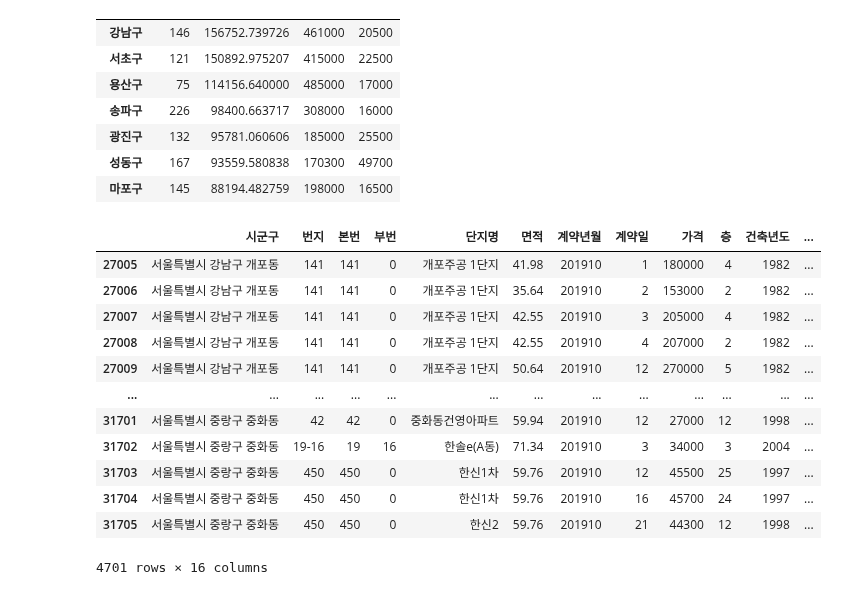
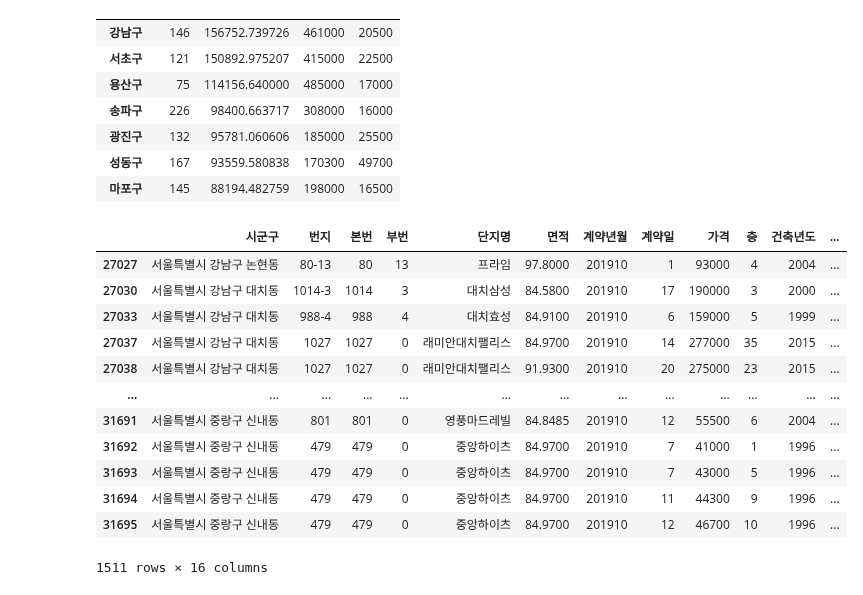
Before and after one commit to JakeOh/202011_itw_bd21, a Jupyter notebook: lab_da/da17_apt201910.ipynb, the cells around one changed output. Cells and saved outputs as stored; diff of their text form; code cells hidden in the pictures.

```diff
--- a/lab_da/da17_apt201910.ipynb
+++ b/lab_da/da17_apt201910.ipynb
@@ -466,17 +466,19 @@ seoul_apt_by_gu.sort_values(by='mean', ascending=False).head(7)
 | 마포구 | 145 | 88194.482759 | 198000 | 16500 |
 # %%
 # seoul_apt 데이터 프레임에서 면적이 84 이상 100 미만인 부분집합
+seoul_subset = seoul_apt[(seoul_apt['면적'] >= 84) & (seoul_apt['면적'] < 100)]
+seoul_subset
 # %% [output]
 |  | 시군구 | 번지 | 본번 | 부번 | 단지명 | 면적 | 계약년월 | 계약일 | 가격 | 층 | 건축년도 | ... |
-| 27005 | 서울특별시 강남구 개포동 | 141 | 141 | 0 | 개포주공 1단지 | 41.98 | 201910 | 1 | 180000 | 4 | 1982 | ... |
-| 27006 | 서울특별시 강남구 개포동 | 141 | 141 | 0 | 개포주공 1단지 | 35.64 | 201910 | 2 | 153000 | 2 | 1982 | ... |
-| 27007 | 서울특별시 강남구 개포동 | 141 | 141 | 0 | 개포주공 1단지 | 42.55 | 201910 | 3 | 205000 | 4 | 1982 | ... |
-| 27008 | 서울특별시 강남구 개포동 | 141 | 141 | 0 | 개포주공 1단지 | 42.55 | 201910 | 4 | 207000 | 2 | 1982 | ... |
-| 27009 | 서울특별시 강남구 개포동 | 141 | 141 | 0 | 개포주공 1단지 | 50.64 | 201910 | 12 | 270000 | 5 | 1982 | ... |
+| 27027 | 서울특별시 강남구 논현동 | 80-13 | 80 | 13 | 프라임 | 97.8000 | 201910 | 1 | 93000 | 4 | 2004 | ... |
+| 27030 | 서울특별시 강남구 대치동 | 1014-3 | 1014 | 3 | 대치삼성 | 84.5800 | 201910 | 17 | 190000 | 3 | 2000 | ... |
+| 27033 | 서울특별시 강남구 대치동 | 988-4 | 988 | 4 | 대치효성 | 84.9100 | 201910 | 6 | 159000 | 5 | 1999 | ... |
+| 27037 | 서울특별시 강남구 대치동 | 1027 | 1027 | 0 | 래미안대치팰리스 | 84.9700 | 201910 | 14 | 277000 | 35 | 2015 | ... |
+| 27038 | 서울특별시 강남구 대치동 | 1027 | 1027 | 0 | 래미안대치팰리스 | 91.9300 | 201910 | 20 | 275000 | 23 | 2015 | ... |
 | ... | ... | ... | ... | ... | ... | ... | ... | ... | ... | ... | ... | ... |
-| 31701 | 서울특별시 중랑구 중화동 | 42 | 42 | 0 | 중화동건영아파트 | 59.94 | 201910 | 12 | 27000 | 12 | 1998 | ... |
-| 31702 | 서울특별시 중랑구 중화동 | 19-16 | 19 | 16 | 한솔e(A동) | 71.34 | 201910 | 3 | 34000 | 3 | 2004 | ... |
-| 31703 | 서울특별시 중랑구 중화동 | 450 | 450 | 0 | 한신1차 | 59.76 | 201910 | 12 | 45500 | 25 | 1997 | ... |
-| 31704 | 서울특별시 중랑구 중화동 | 450 | 450 | 0 | 한신1차 | 59.76 | 201910 | 16 | 45700 | 24 | 1997 | ... |
-| 31705 | 서울특별시 중랑구 중화동 | 450 | 450 | 0 | 한신2 | 59.76 | 201910 | 21 | 44300 | 12 | 1998 | ... |
+| 31691 | 서울특별시 중랑구 신내동 | 801 | 801 | 0 | 영풍마드레빌 | 84.8485 | 201910 | 12 | 55500 | 6 | 2004 | ... |
+| 31692 | 서울특별시 중랑구 신내동 | 479 | 479 | 0 | 중앙하이츠 | 84.9700 | 201910 | 7 | 41000 | 1 | 1996 | ... |
+| 31693 | 서울특별시 중랑구 신내동 | 479 | 479 | 0 | 중앙하이츠 | 84.9700 | 201910 | 7 | 43000 | 5 | 1996 | ... |
+| 31694 | 서울특별시 중랑구 신내동 | 479 | 479 | 0 | 중앙하이츠 | 84.9700 | 201910 | 11 | 44300 | 9 | 1996 | ... |
+| 31695 | 서울특별시 중랑구 신내동 | 479 | 479 | 0 | 중앙하이츠 | 84.9700 | 201910 | 12 | 46700 | 10 | 1996 | ... |
-4701 rows × 16 columns
+1511 rows × 16 columns
```
Also changed, not shown: parts of 6 cells of this notebook.
